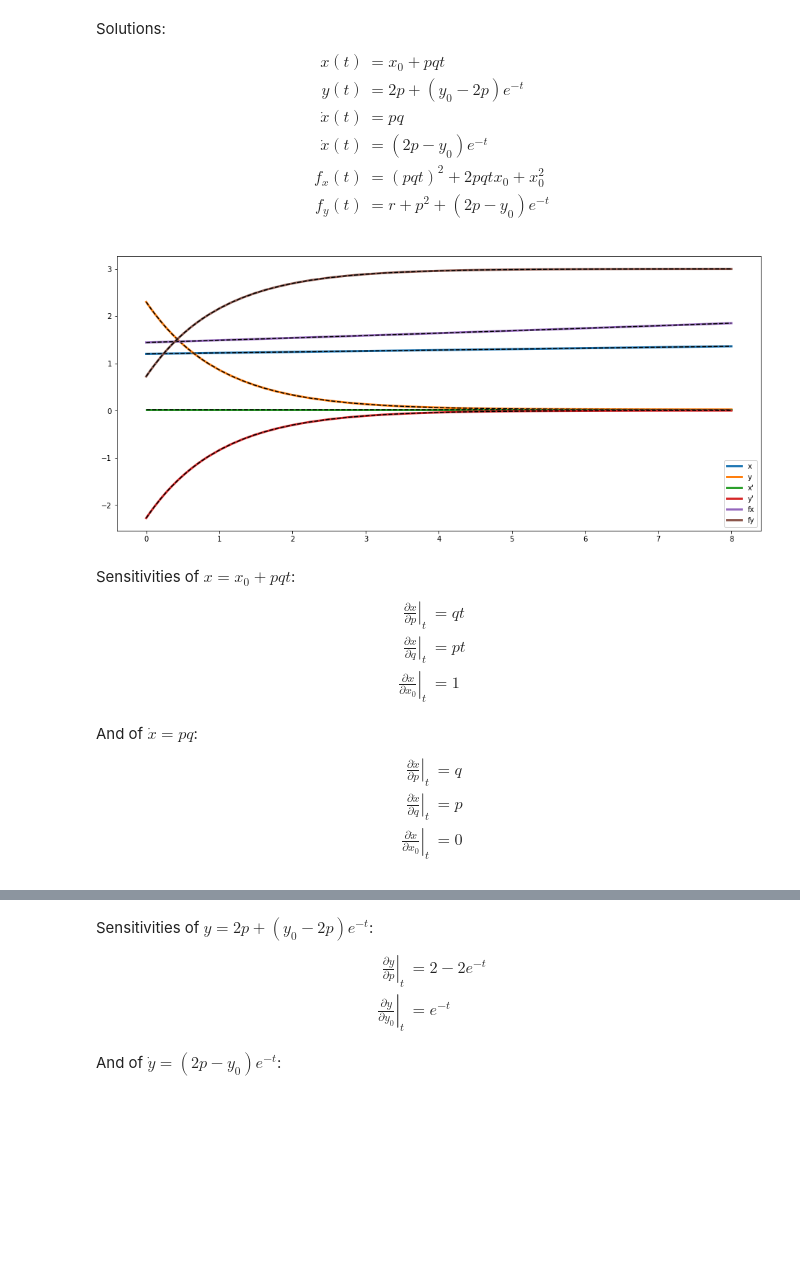
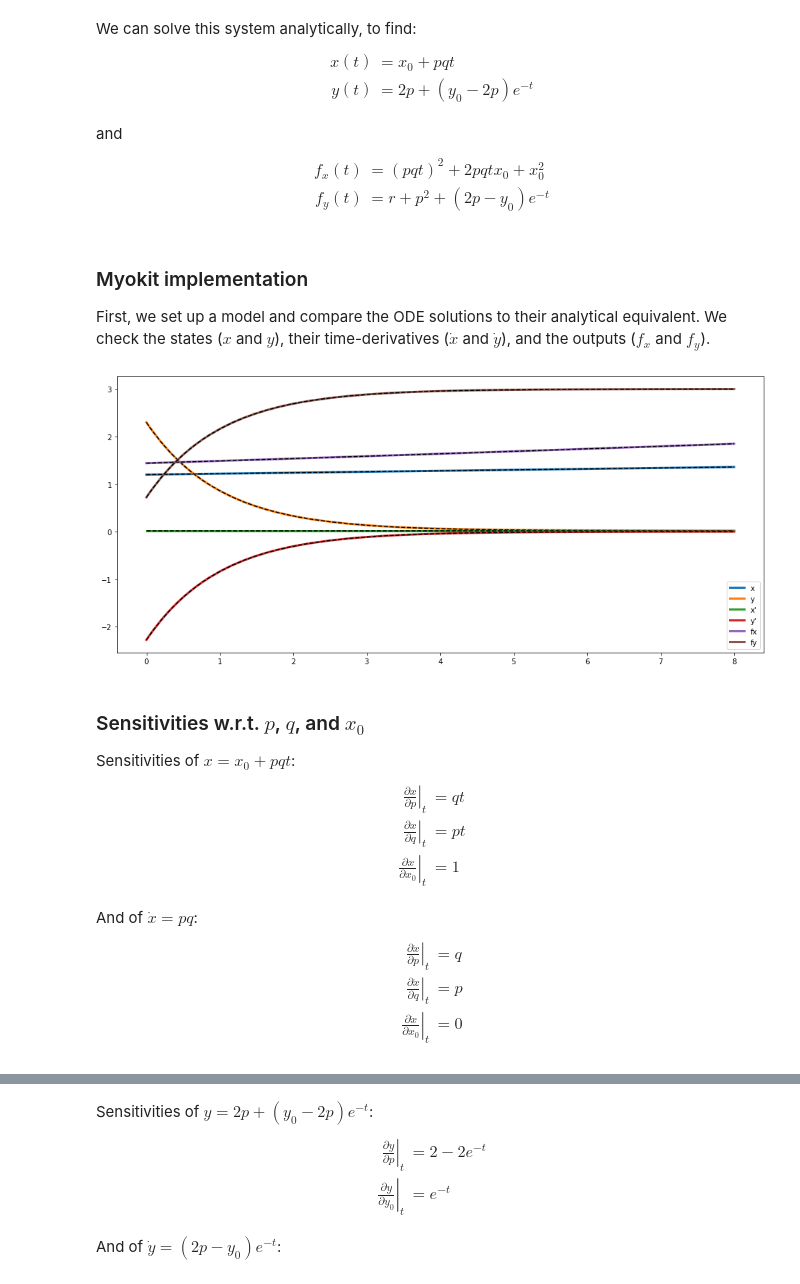
Before and after one commit to myokit/examples, a Jupyter notebook: technical-notes/2-1-test-case-simple.ipynb, the cells around one changed output, grey strips where cells are left out. Drawn from its saved outputs; the diff is of its cells as text; code cells hidden in the pictures; blank space fills up the shorter version.

```diff
--- a/technical-notes/2-1-test-case-simple.ipynb
+++ b/technical-notes/2-1-test-case-simple.ipynb
@@ -20,15 +28,20 @@ f_x     &= x^2 \\
 f_y     &= r + p^2 + \dot{y}
 \end{align}
 # %% [markdown]
-Solutions:
+We can solve this system analytically, to find:
 \begin{align}
 x(t)       &= x_0 + pqt \\
 y(t)       &= 2p + (y_0 - 2p) e^{-t} \\
-\dot{x}(t) &= pq \\
-\dot{x}(t) &= (2p - y_0) e^{-t} \\
+\end{align}
+and
+\begin{align}
 f_x(t)     &= (pqt)^2 + 2pqtx_0 + x_0^2 \\
 f_y(t)     &= r + p^2 + (2p - y_0) e^{-t}
 \end{align}
+# %% [markdown]
+### Myokit implementation
+
+First, we set up a model and compare the ODE solutions to their analytical equivalent. We check the states ($x$ and $y$), their time-derivatives ($\dot{x}$ and $\dot{y}$), and the outputs ($f_x$ and $f_y$).
 # %%
 import matplotlib.pyplot as plt
 import myokit
@@ -49,37 +62,39 @@ dot(y) = 2 * p - y
 fx = x^2
 fy = r + p^2 + dot(y)
 ''')
 m.validate()
 
 s = myokit.Simulation(m)
 d = s.run(8).npview()
 t = d.time()
 
-x0 = m.get('e.x').state_value()
-y0 = m.get('e.y').state_value()
+x0 = m.get('e.x').initial_value(True)
+y0 = m.get('e.y').initial_value(True)
 p = m.get('e.p').eval()
 q = m.get('e.q').eval()
 r = m.get('e.r').eval()
 
 fig = plt.figure(figsize=(16, 7))
 ax = fig.add_subplot(1, 1, 1)
 ax.plot(t, d['e.x'], lw=3, label='x')
 ax.plot(t, x0 + p * q * t, 'k--')
 ax.plot(t, d['e.y'], lw=3, label='y')
 ax.plot(t, 2 * p + (y0 - 2 * p) * np.exp(-t), 'k--')
 ax.plot(t, d['dot(e.x)'], lw=3, label="x'")
 ax.plot(t, np.ones(t.shape) * p * q, 'k--')
 ax.plot(t, d['dot(e.y)'], lw=3, label="y'")
 ax.plot(t, (2 * p - y0) * np.exp(-t), 'k--')
 ax.plot(t, d['e.fx'], lw=3, label='fx')
 ax.plot(t, (p * q * t)**2 + 2 * p * q * t * x0 + x0**2, 'k--')
 ax.plot(t, d['e.fy'], lw=3, label='fy')
 ax.plot(t, r + p**2 + (2 * p - y0) * np.exp(-t), 'k--')
 ax.legend()
 plt.show()
 # %% [output]
-[figure, old version]
+[figure, new version]
 # %% [markdown]
+### Sensitivities w.r.t. $p$, $q$, and $x_0$
+
 Sensitivities of $x = x_0 + pqt$:
 \begin{align}
 \left.\frac{\partial x}{\partial p}\right\rvert_t &= qt \\
```
Also changed, not shown: parts of 5 cells of this notebook, 2 other files.
